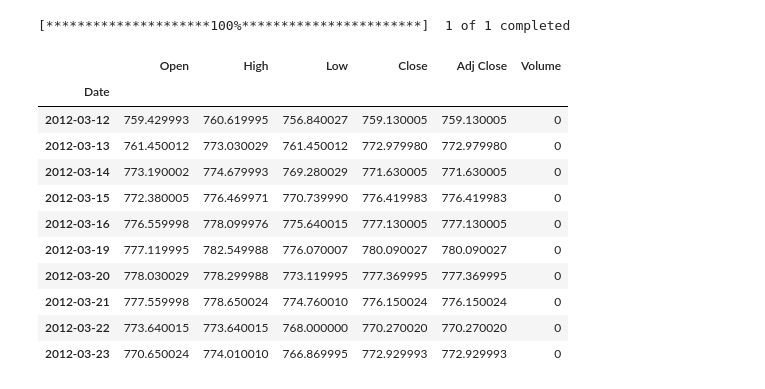
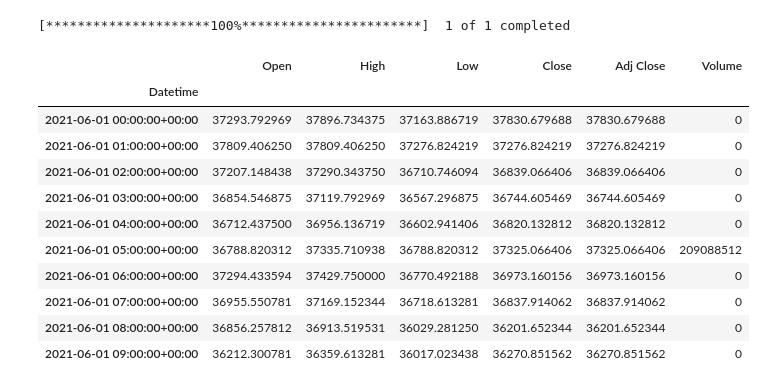
Before and after one commit to ValentinPy1/Trade, a Jupyter notebook: Experiments/LSTM_CodeTrading_1.ipynb, the cells around one changed output. Drawn from its saved outputs; the diff is of its cells as text; code cells hidden in the pictures.

```diff
--- a/Experiments/LSTM_CodeTrading_1.ipynb
+++ b/Experiments/LSTM_CodeTrading_1.ipynb
@@ -1,22 +1,22 @@
 # %%
 import numpy as np
 import matplotlib.pyplot as plt
 import pandas as pd
 import yfinance as yf
 import pandas_ta as ta
-data = yf.download(tickers = '^RUI', start = '2012-03-11',end = '2022-07-10')
+data = yf.download(tickers = 'BTC-USD', start = '2021-06-01',end = '2023-05-14', interval='1h')
 data.head(10)
 # %% [output]
 [*********************100%***********************]  1 of 1 completed
 |  | Open | High | Low | Close | Adj Close | Volume |
-| Date |  |  |  |  |  |  |
-| 2012-03-12 | 759.429993 | 760.619995 | 756.840027 | 759.130005 | 759.130005 | 0 |
-| 2012-03-13 | 761.450012 | 773.030029 | 761.450012 | 772.979980 | 772.979980 | 0 |
-| 2012-03-14 | 773.190002 | 774.679993 | 769.280029 | 771.630005 | 771.630005 | 0 |
-| 2012-03-15 | 772.380005 | 776.469971 | 770.739990 | 776.419983 | 776.419983 | 0 |
-| 2012-03-16 | 776.559998 | 778.099976 | 775.640015 | 777.130005 | 777.130005 | 0 |
-| 2012-03-19 | 777.119995 | 782.549988 | 776.070007 | 780.090027 | 780.090027 | 0 |
-| 2012-03-20 | 778.030029 | 778.299988 | 773.119995 | 777.369995 | 777.369995 | 0 |
-| 2012-03-21 | 777.559998 | 778.650024 | 774.760010 | 776.150024 | 776.150024 | 0 |
-| 2012-03-22 | 773.640015 | 773.640015 | 768.000000 | 770.270020 | 770.270020 | 0 |
-| 2012-03-23 | 770.650024 | 774.010010 | 766.869995 | 772.929993 | 772.929993 | 0 |
+| Datetime |  |  |  |  |  |  |
+| 2021-06-01 00:00:00+00:00 | 37293.792969 | 37896.734375 | 37163.886719 | 37830.679688 | 37830.679688 | 0 |
+| 2021-06-01 01:00:00+00:00 | 37809.406250 | 37809.406250 | 37276.824219 | 37276.824219 | 37276.824219 | 0 |
+| 2021-06-01 02:00:00+00:00 | 37207.148438 | 37290.343750 | 36710.746094 | 36839.066406 | 36839.066406 | 0 |
+| 2021-06-01 03:00:00+00:00 | 36854.546875 | 37119.792969 | 36567.296875 | 36744.605469 | 36744.605469 | 0 |
+| 2021-06-01 04:00:00+00:00 | 36712.437500 | 36956.136719 | 36602.941406 | 36820.132812 | 36820.132812 | 0 |
+| 2021-06-01 05:00:00+00:00 | 36788.820312 | 37335.710938 | 36788.820312 | 37325.066406 | 37325.066406 | 209088512 |
+| 2021-06-01 06:00:00+00:00 | 37294.433594 | 37429.750000 | 36770.492188 | 36973.160156 | 36973.160156 | 0 |
+| 2021-06-01 07:00:00+00:00 | 36955.550781 | 37169.152344 | 36718.613281 | 36837.914062 | 36837.914062 | 0 |
+| 2021-06-01 08:00:00+00:00 | 36856.257812 | 36913.519531 | 36029.281250 | 36201.652344 | 36201.652344 | 0 |
+| 2021-06-01 09:00:00+00:00 | 36212.300781 | 36359.613281 | 36017.023438 | 36270.851562 | 36270.851562 | 0 |
```
Also changed, not shown: parts of 12 cells of this notebook, 4 other files.
